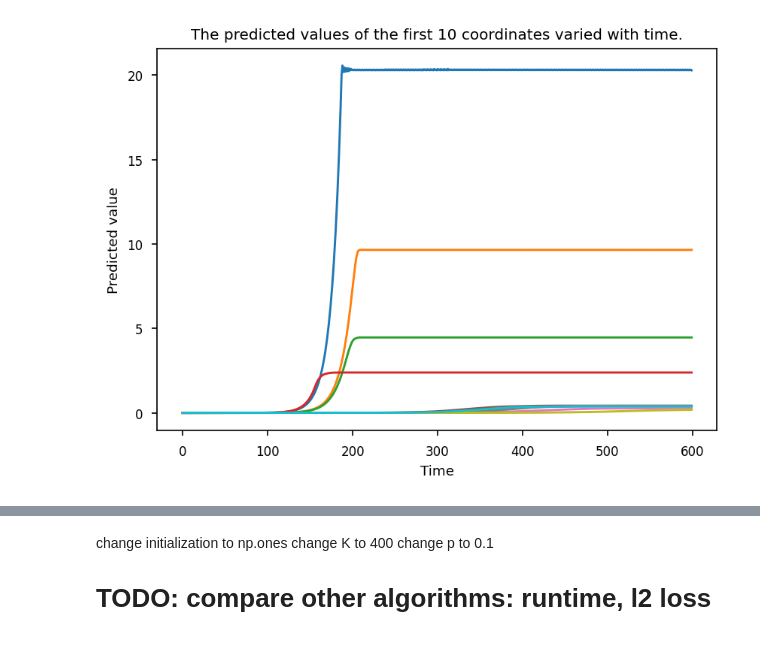
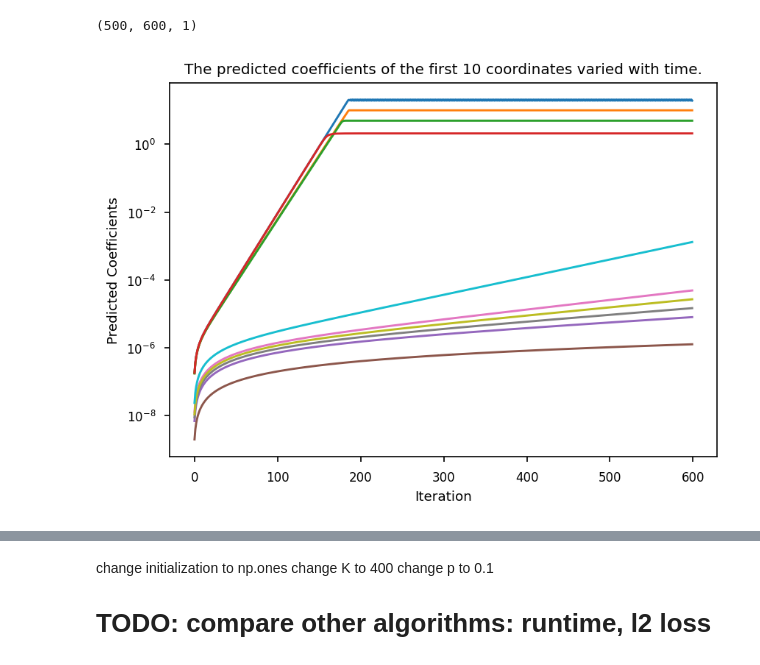
Before and after one commit to ying-hui-he/Robust_mean_estimation, a Jupyter notebook: stage1/robust_mean_estimation_LNN.ipynb, the cells around one changed output, grey strips where cells are left out. Saved outputs shown, nothing was run; the diff lists cells and outputs as text; code cells hidden in the pictures.

Commit message:
Added code for stage 1 figure.

```diff
--- a/stage1/robust_mean_estimation_LNN.ipynb
+++ b/stage1/robust_mean_estimation_LNN.ipynb
@@ -19,7 +19,7 @@ mu[:k] = mu_sparse
 mu = mu.reshape((d, 1))
 
 setting = 'powerlaw'
-distribution = 'powerlaw'
+distribution = 'normal'
 X = np.empty((n, d))
 
 match distribution:
@@ -36,7 +36,6 @@ match distribution:
         for i in range(n):
             X[i, :] = dist.generate_random(d)
         X = X - mean
-        print(X[0])
 
 
 for i in range(k):
@@ -146,0 +89,3 @@ print(error[t_min])
+# %%
+pred_5 = np.transpose(pred_5, (0,2,1, 3))
+print(pred_5.shape)
@@ -146,0 +94,24 @@ print(error[t_min])
+# %%
+# prediction plots
+point_num = 10
+mins = np.zeros((d, max_iter))
+maxs = np.zeros((d, max_iter))
+med = np.zeros((d, max_iter))
+# col = [None for _ in range(point_num)]
+col = ['lightcoral', 'seagreen', 'mediumpurple', 'darkturquoise', 'crimson', 'darkseagreen', 'chocolate', 'deepskyblue', 'orange', 'dimgray']
+
+for i in range(point_num):
+    # col[i] = (np.random.random(), np.random.random(), np.random.random())
+    for t in range(max_iter):
+        mins[i][t] = np.sort(pred_5[i][t])[0]
+        med[i][t] = np.sort(pred_5[i][t])[trial_num // 2]
+        maxs[i][t] = np.sort(pred_5[i][t])[trial_num - 1]
+    plt.fill_between(list(range(max_iter)), mins[i], maxs[i], color=col[i], alpha=0.2)
+    plt.plot(med[i], color=col[i])
+plt.yscale('log')
+plt.ylabel('Predicted Coefficients')
+plt.xlabel('Iteration')
+# plt.title(f'The predicted coefficients of the first {point_num} coordinates varied with time.')
+
+# plt.savefig(f'output/{setting}_pred.png')
+plt.show()
@@ -147,20 +120,23 @@ print(error[t_min])
 # %%
 error = np.transpose(error, (1, 0, 2))
+print(error.shape)
 pred = np.transpose(pred, (1, 0, 2))
+# %% [output]
+(500, 600, 1)
 # %%
 # prediction plot
 point_num = 10
 for i in range(point_num):
     plt.plot(pred[i])
-# plt.yscale('log')
-plt.ylabel('Predicted value')
-plt.xlabel('Time')
-plt.title(f'The predicted values of the first {point_num} coordinates varied with time.')
+plt.yscale('log')
+plt.ylabel('Predicted Coefficients')
+plt.xlabel('Iteration')
+plt.title(f'The predicted coefficients of the first {point_num} coordinates varied with time.')
 
 # plt.savefig(f'output/{setting}_pred.png')
 plt.show()
 # %% [output]
-[figure, old version]
+[figure, new version]
 # %%
 # error plot
 for i in range(point_num):
```
Also changed, not shown: parts of 7 cells of this notebook, 5 other files.
